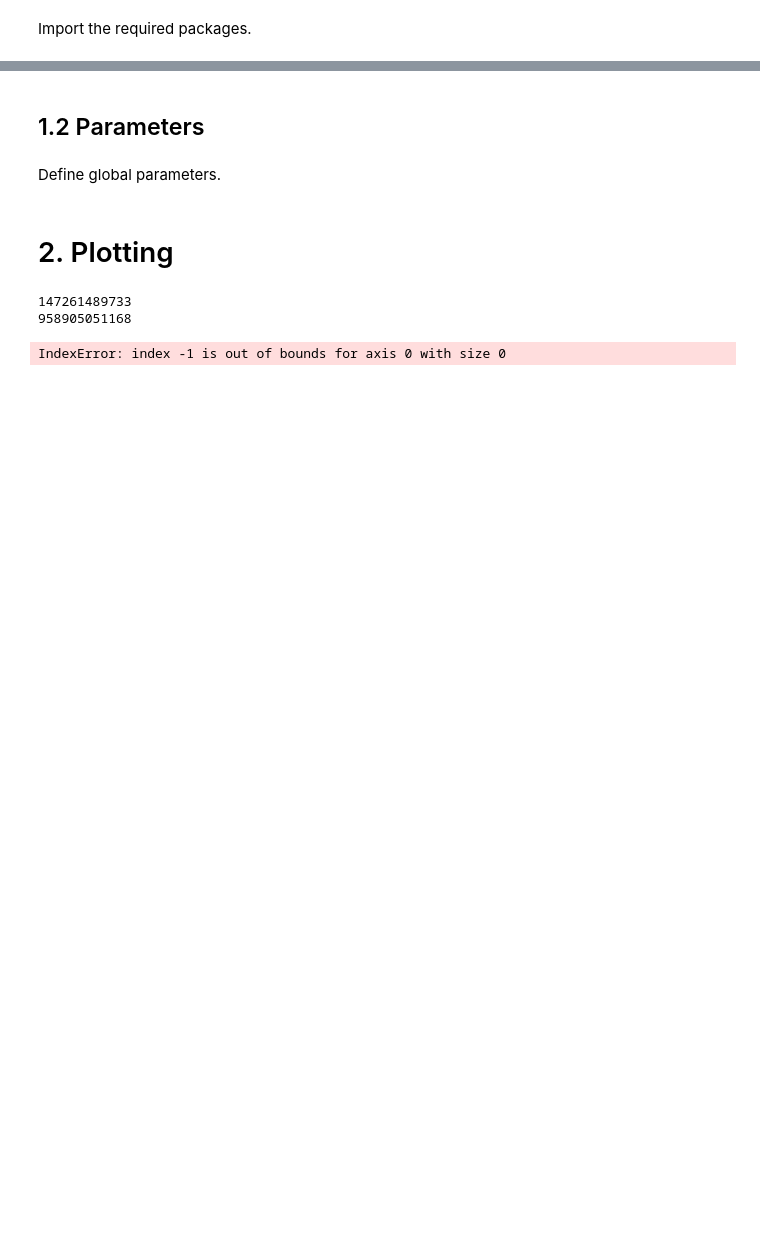
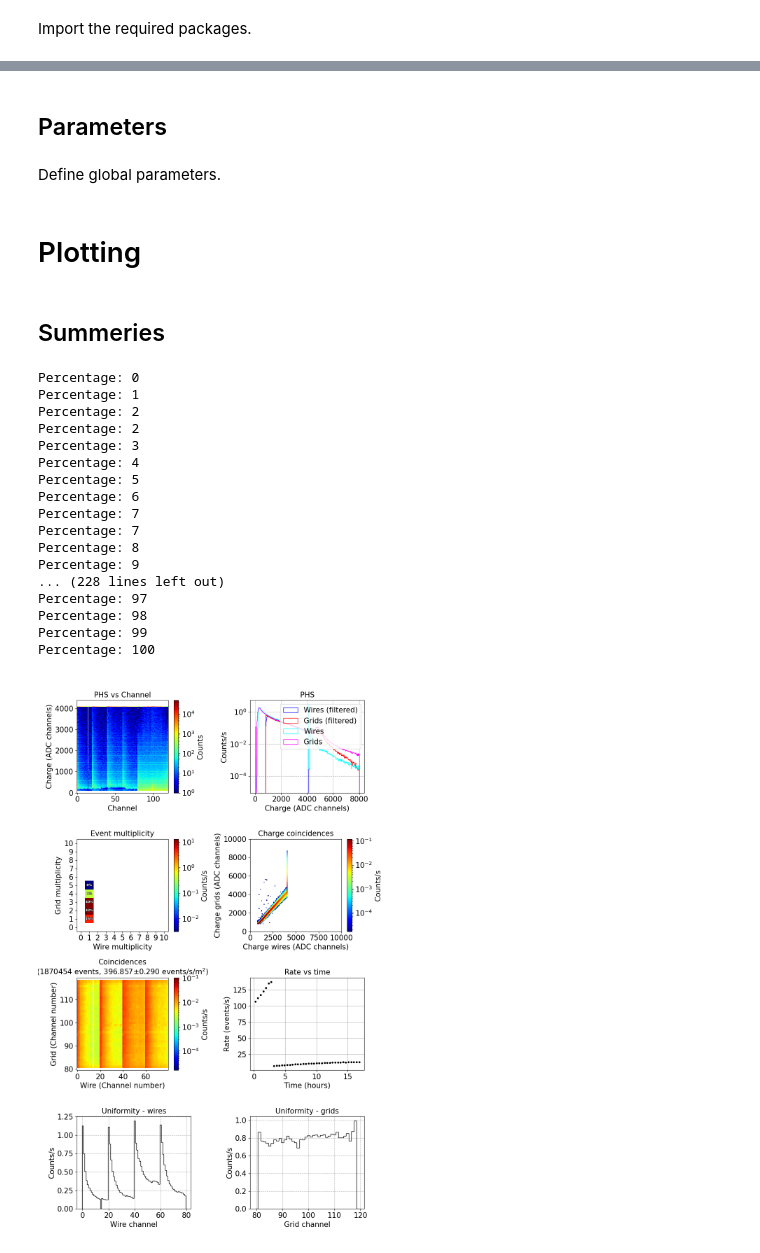
Before and after one commit to ess-dg/mg-let-2022-vmm-analysis, a Jupyter notebook: notebooks/preparations_mg_ref.ipynb, the cells around one changed output, grey strips where cells are left out. Drawn from its saved outputs; the diff is of its cells as text; code cells hidden in the pictures; blank space fills up the shorter version.

```diff
--- a/notebooks/preparations_mg_ref.ipynb
+++ b/notebooks/preparations_mg_ref.ipynb
@@ -77,5 +81,5 @@ Requirement already satisfied: nest-asyncio in /Users/rebeckawahlen/opt/anaconda
 # %% [markdown]
-## 1.2 Parameters<a class="anchor" id="PARAMETERS"></a>
+## Parameters<a class="anchor" id="PARAMETERS"></a>
 # %% [markdown]
 Define global parameters.
 # %%
@@ -102,17 +176,40 @@ mg_filter = {'wm': [1, 1, True],                  # Wire multiplicity
 mg_area = 0.0225*0.0225*4*38 # m^2
 # %% [markdown]
-# 2. Plotting<a class="anchor" id="PLOTTING"></a>
+# Plotting<a class="anchor" id="PLOTTING"></a>
+# %% [markdown]
+## Summeries
 # %%
-# Extract data
-bus =9
-file_name = 'mvmelst_242_201104_115413.mvmelst'
-file_path = MG_RAW_FOLDER + file_name + '.zip'
-#mg_manage.extract_and_save(file_name, file_path, MG_PROCESSED_FOLDER) # Only have to run this once
-mg_clu_run_1, mg_ev_run_1 = mg_manage.load_clusters_and_events(file_name, MG_PROCESSED_FOLDER)
-print(mg_clu_run_1.time.values[-1])
-print(mg_ev_run_1.time.values[-1])
-mg_basic_plot.mg_plot_basic_bus('Somerun', bus, mg_clu_run_1, mg_ev_run_1, mg_filter, mg_area)
+# Extract data: For bus 0 and 1
+bus = 0
+#file_name = 'NoGas_mvmelst_298_220315_092727'
+#file_name='shielded_gas_working_run_2_mvmelst_300_220316_084149'
+#file_name='shielded_run_3_mvmelst_301_220317_083909'
+file_name='Unshildes_STF_run1_CSPEC-LET_Utgard_220323_181605'
+#file_name='shielded_weekend_run_mvmelst_302_220318_085531'
+file_path = MG_RAW_FOLDER_stf + file_name + '.zip'
+mg_manage_old.extract_and_save(file_name, file_path, MG_PROCESSED_FOLDER) # Only have to run this once
+mg_clu_run_1, mg_ev_run_1 = mg_manage_old.load_clusters_and_events(file_name, MG_PROCESSED_FOLDER)
+
+# Possebileties to not add last 4 wires and some middle grids
+#mg_clu_run_1=mg_clu_run_1[~mg_clu_run_1.wch.isin([16,17,18,19,36,37,38,39,56,57,58,59,76,77,78,79])]
+#mg_clu_run_1=mg_clu_run_1[~mg_clu_run_1.gch.isin([99])]
+mg_basic_plot.mg_plot_basic_bus(file_name +'_filtered', bus, mg_clu_run_1, mg_ev_run_1, mg_filter, mg_area)
 # %% [output]
-147261489733
-958905051168
+Percentage: 0
+Percentage: 1
+Percentage: 2
+Percentage: 2
+Percentage: 3
+Percentage: 4
+Percentage: 5
+Percentage: 6
+Percentage: 7
+Percentage: 7
+Percentage: 8
+Percentage: 9
+... (228 lines left out)
+Percentage: 97
+Percentage: 98
+Percentage: 99
+Percentage: 100
-IndexError: index -1 is out of bounds for axis 0 with size 0
+[figure, added]
```
Also changed, not shown: parts of 24 cells of this notebook.
